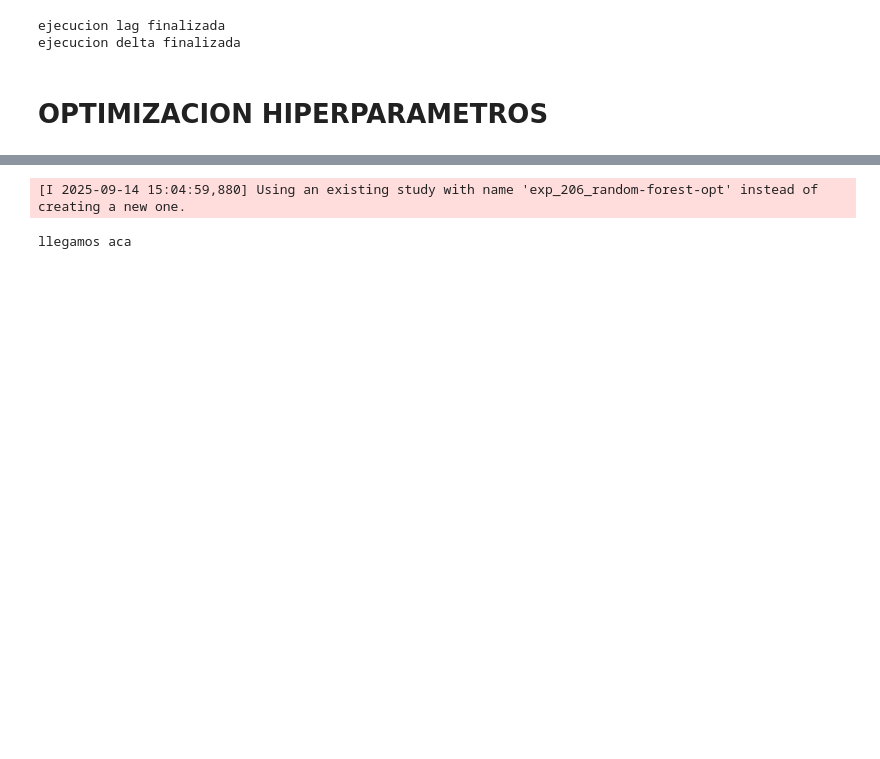
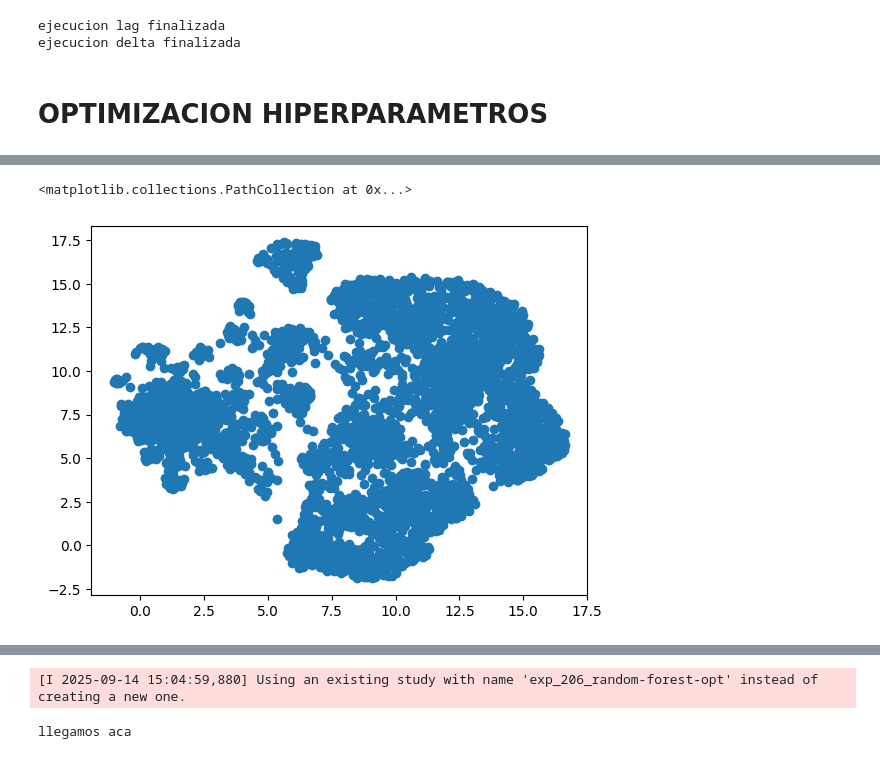
Before and after one commit to CLCHRISLOMBARDO/bank-churn-prediction, a Jupyter notebook: segmentacion.ipynb, the cells around one changed output, grey strips where cells are left out. Saved outputs shown, nothing was run; the diff lists cells and outputs as text; code cells hidden in the pictures; blank space fills up the shorter version.

```diff
--- a/segmentacion.ipynb
+++ b/segmentacion.ipynb
@@ -84,0 +89,8 @@ y_train = df["clase_ternaria"].copy()
+# %%
+np.random.seed(17)
+continua_sample = y_train[y_train == "Continua"].sample(2000).index
+bajas_1_2 = y_train[y_train != "Continua"].index
+rf_index = continua_sample.union(bajas_1_2)
+
+X_train_rf = X_train.loc[rf_index]
+y_train_rf = y_train.loc[rf_index]
@@ -84,0 +123,3 @@ y_train = df["clase_ternaria"].copy()
+# %%
+import joblib
+model=joblib.load("src/outputs/random_forest/model/rf_model_2025-09-15 13_58_18.sav")
@@ -84,0 +130,4 @@ y_train = df["clase_ternaria"].copy()
+# %%
+Xtrain_rf_imp=_imputacion(X_train_rf)
+
+Xtrain_rf_imp.shape
@@ -84,0 +153,6 @@ y_train = df["clase_ternaria"].copy()
+# %%
+embedding_rf = red_umap(md)
+plt.scatter(embedding_rf[:,0], embedding_rf[:,1])
+# %% [output]
+<matplotlib.collections.PathCollection at 0x...>
+[figure, added]
```
Also changed, not shown: parts of 27 cells of this notebook, 6 other files.
